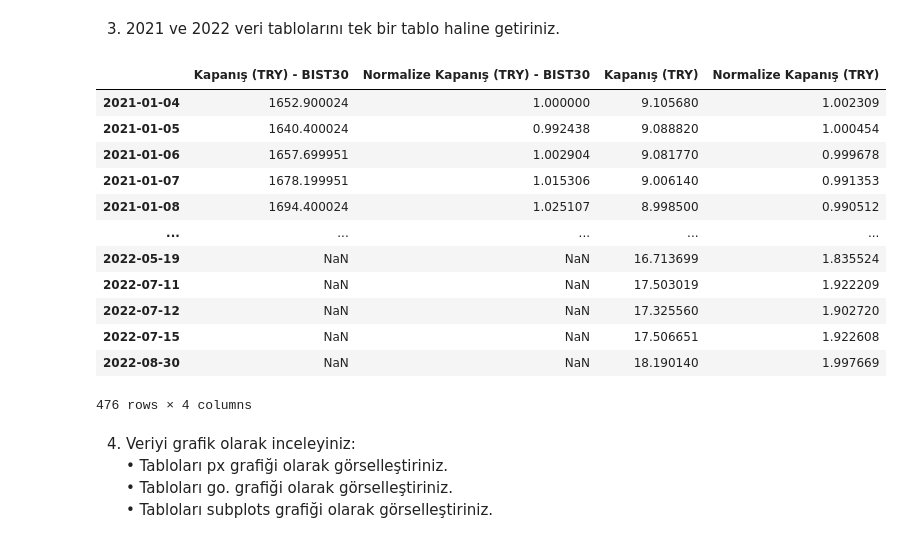
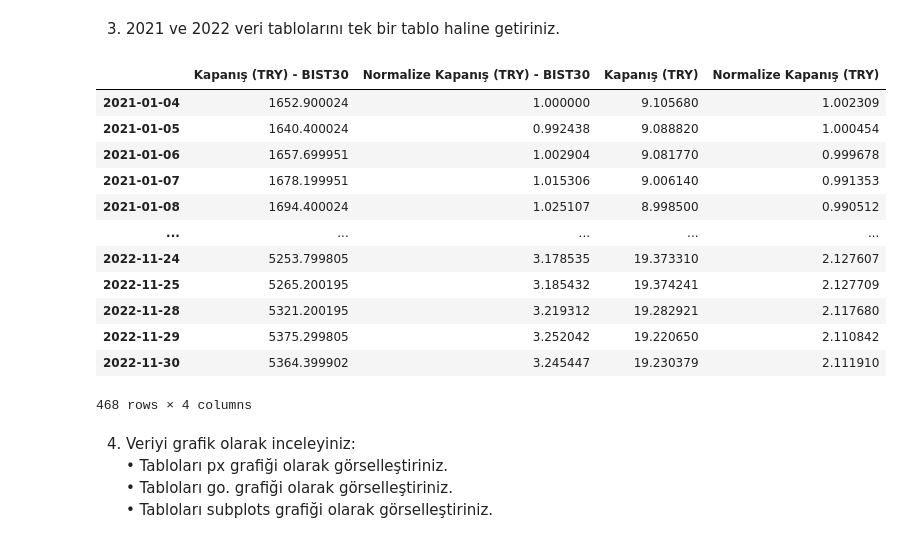
Before and after one commit to akintastan/GMKA_Akin_Tastan, a Jupyter notebook: Odev3_Python_Veri_Analizi_Egitimi__Akin_Tastan_.ipynb, the cells around one changed output. Cells and saved outputs as stored; diff of their text form; code cells hidden in the pictures.

```diff
--- a/Odev3_Python_Veri_Analizi_Egitimi__Akin_Tastan_.ipynb
+++ b/Odev3_Python_Veri_Analizi_Egitimi__Akin_Tastan_.ipynb
@@ -265,21 +265,22 @@ veri_2022
 3. 2021 ve 2022 veri tablolarını tek bir tablo haline getiriniz.
 # %%
 veri = pd.concat([veri_2021, veri_2022], axis = 0)
+veri = veri[veri['Kapanış (TRY) - BIST30'] > 0]
 veri
 # %% [output]
 |  | Kapanış (TRY) - BIST30 | Normalize Kapanış (TRY) - BIST30 | Kapanış (TRY) | Normalize Kapanış (TRY) |
 | 2021-01-04 | 1652.900024 | 1.000000 | 9.105680 | 1.002309 |
 | 2021-01-05 | 1640.400024 | 0.992438 | 9.088820 | 1.000454 |
 | 2021-01-06 | 1657.699951 | 1.002904 | 9.081770 | 0.999678 |
 | 2021-01-07 | 1678.199951 | 1.015306 | 9.006140 | 0.991353 |
 | 2021-01-08 | 1694.400024 | 1.025107 | 8.998500 | 0.990512 |
 | ... | ... | ... | ... | ... |
-| 2022-05-19 | NaN | NaN | 16.713699 | 1.835524 |
-| 2022-07-11 | NaN | NaN | 17.503019 | 1.922209 |
-| 2022-07-12 | NaN | NaN | 17.325560 | 1.902720 |
-| 2022-07-15 | NaN | NaN | 17.506651 | 1.922608 |
-| 2022-08-30 | NaN | NaN | 18.190140 | 1.997669 |
+| 2022-11-24 | 5253.799805 | 3.178535 | 19.373310 | 2.127607 |
+| 2022-11-25 | 5265.200195 | 3.185432 | 19.374241 | 2.127709 |
+| 2022-11-28 | 5321.200195 | 3.219312 | 19.282921 | 2.117680 |
+| 2022-11-29 | 5375.299805 | 3.252042 | 19.220650 | 2.110842 |
+| 2022-11-30 | 5364.399902 | 3.245447 | 19.230379 | 2.111910 |
-476 rows × 4 columns
+468 rows × 4 columns
 # %% [markdown]
 4. Veriyi grafik olarak inceleyiniz:<br>
 	• Tabloları px grafiği olarak görselleştiriniz.<br>
```
